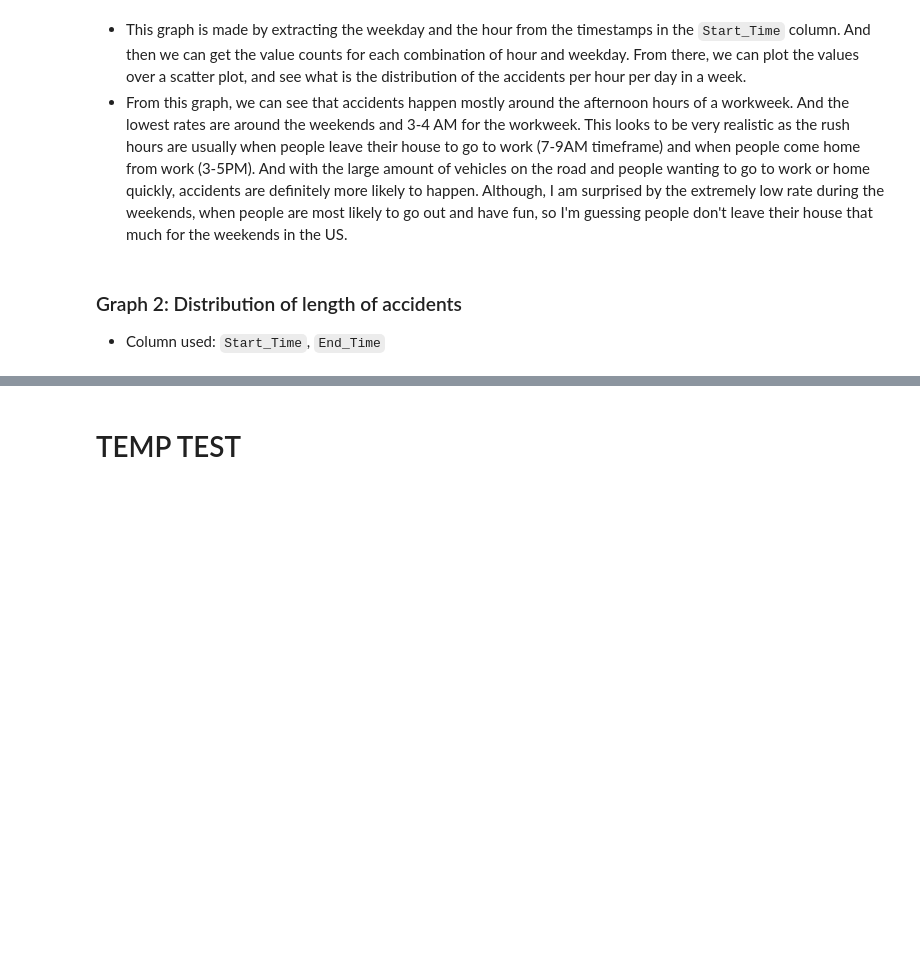
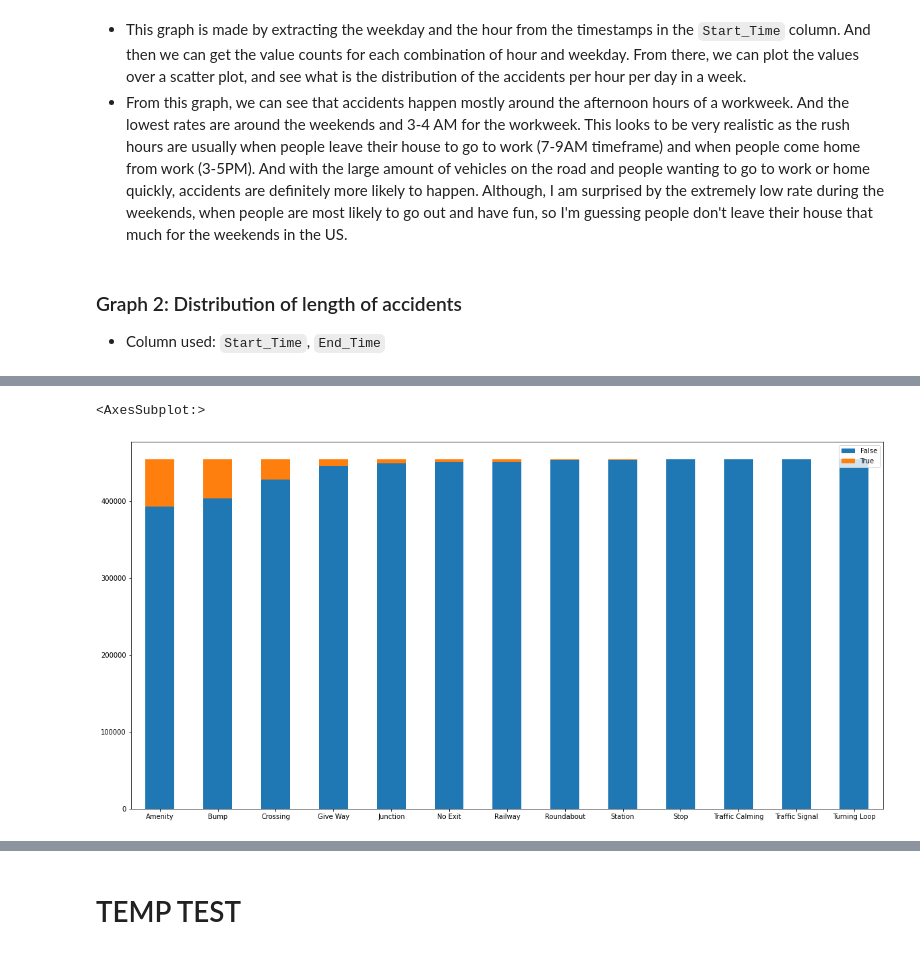
Before and after one commit to s3818311/PDS, a Jupyter notebook: main.ipynb, the cells around one changed output, grey strips where cells are left out. Cells and saved outputs as stored; diff of their text form; code cells hidden in the pictures; blank space fills up the shorter version.

```diff
--- a/main.ipynb
+++ b/main.ipynb
@@ -1828,0 +1867,11 @@ graph2_df['length'].value_counts().plot.line()
+# %%
+poi_cols = ['Amenity','Bump','Crossing','Give_Way','Junction','No_Exit','Railway','Roundabout','Station','Stop','Traffic_Calming','Traffic_Signal','Turning_Loop']
+graph3_df = train_df[poi_cols]
+graph3_df = graph3_df.apply(lambda x : x.value_counts()).T.sort_values(by=True, ascending=False)
+
+ax = graph3_df.plot(kind='bar', stacked=True, figsize=(20,10))
+ax.set_xticklabels([' '.join(l.split('_')) for l in poi_cols], rotation=0)
+ax
+# %% [output]
+<AxesSubplot:>
+[figure, added]
```
Also changed, not shown: parts of 15 cells of this notebook.
